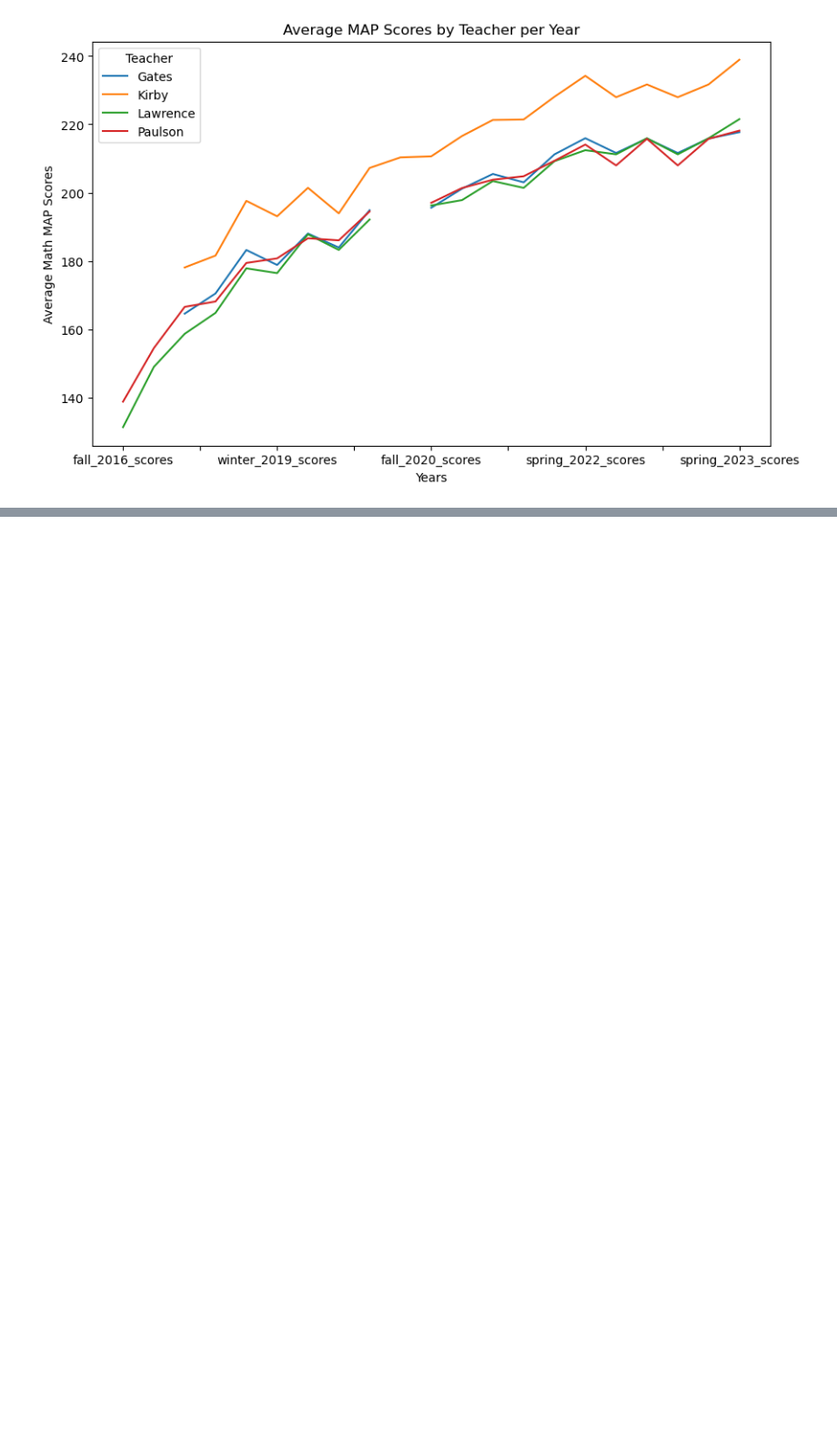
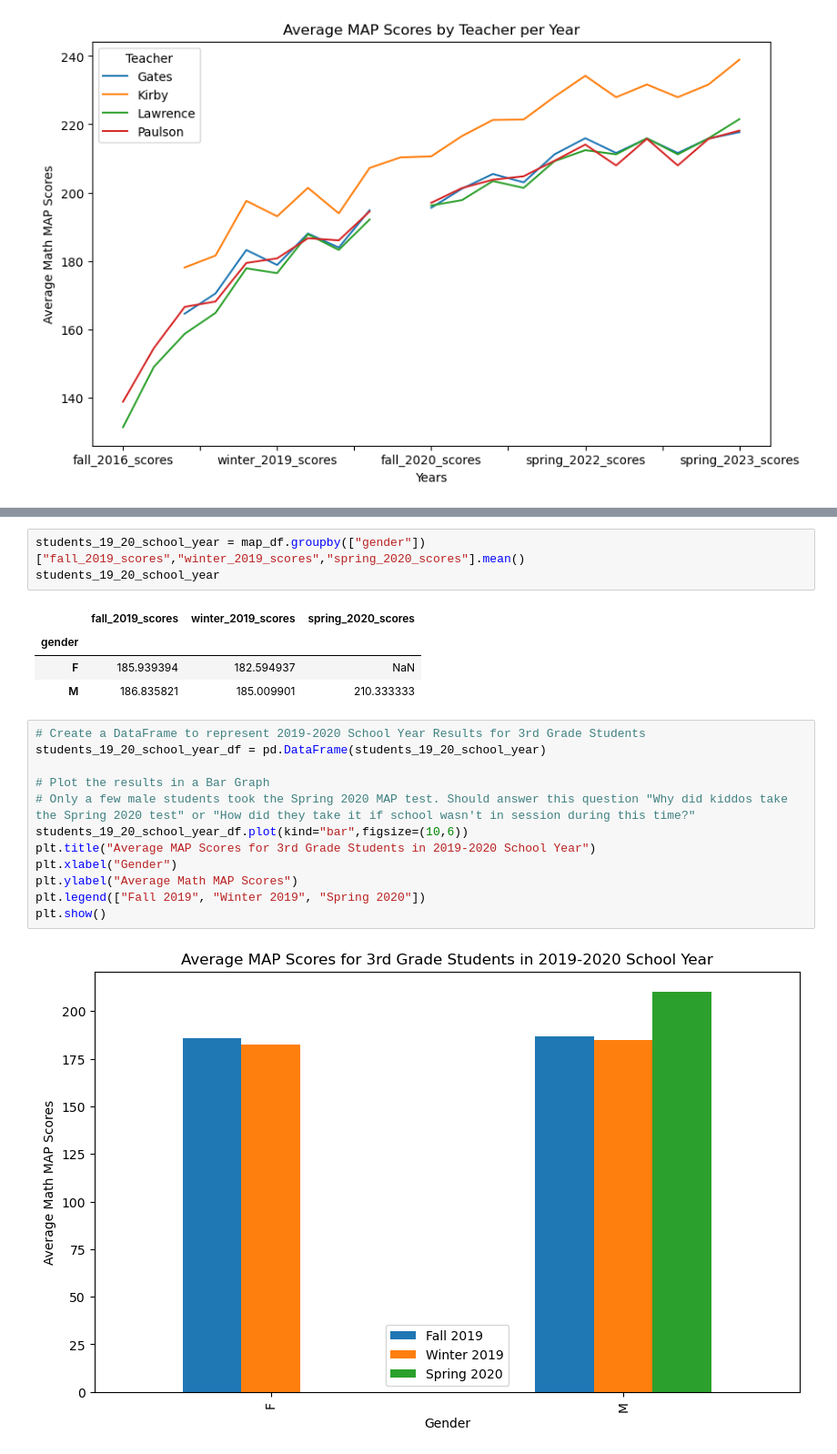
Before and after one commit to ashley-ley/map-data-analysis, a Jupyter notebook: al-map_analysis.ipynb, the cells around one changed output, grey strips where cells are left out. Shown at 91% size. Drawn from its saved outputs; the diff is of its cells as text; blank space fills up the shorter version.

```diff
--- a/al-map_analysis.ipynb
+++ b/al-map_analysis.ipynb
@@ -174,0 +262,22 @@ plt.show()
+# %%
+students_19_20_school_year = map_df.groupby(["gender"])["fall_2019_scores","winter_2019_scores","spring_2020_scores"].mean()
+students_19_20_school_year
+# %% [output]
+|  | fall_2019_scores | winter_2019_scores | spring_2020_scores |
+| gender |  |  |  |
+| F | 185.939394 | 182.594937 | NaN |
+| M | 186.835821 | 185.009901 | 210.333333 |
+# %%
+# Create a DataFrame to represent 2019-2020 School Year Results for 3rd Grade Students
+students_19_20_school_year_df = pd.DataFrame(students_19_20_school_year)
+
+# Plot the results in a Bar Graph
+# Only a few male students took the Spring 2020 MAP test. Should answer this question "Why did kiddos take the Spring 2020 test" or "How did they take it if school wasn't in session during this time?"
+students_19_20_school_year_df.plot(kind="bar",figsize=(10,6))
+plt.title("Average MAP Scores for 3rd Grade Students in 2019-2020 School Year")
+plt.xlabel("Gender")
+plt.ylabel("Average Math MAP Scores")
+plt.legend(["Fall 2019", "Winter 2019", "Spring 2020"])
+plt.show()
+# %% [output]
+[figure, added]
```
Also changed, not shown: parts of 12 cells of this notebook.
